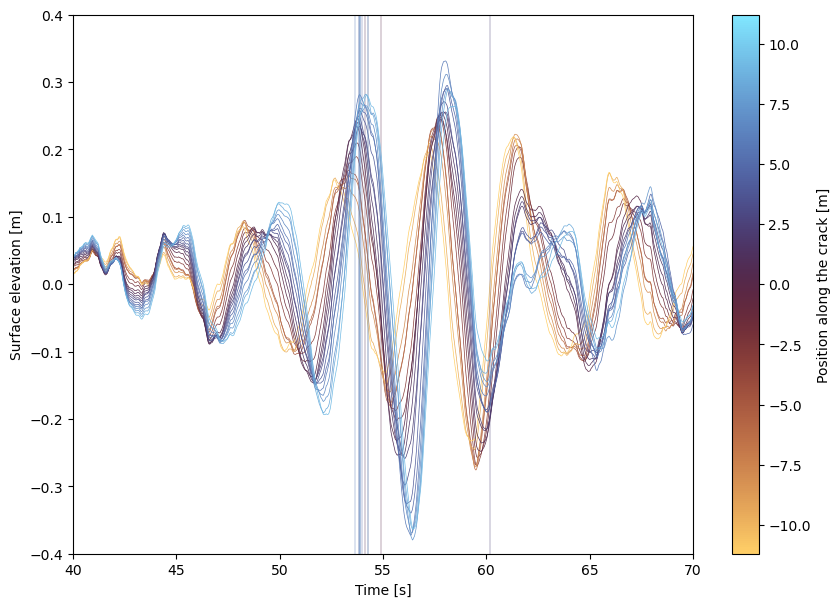
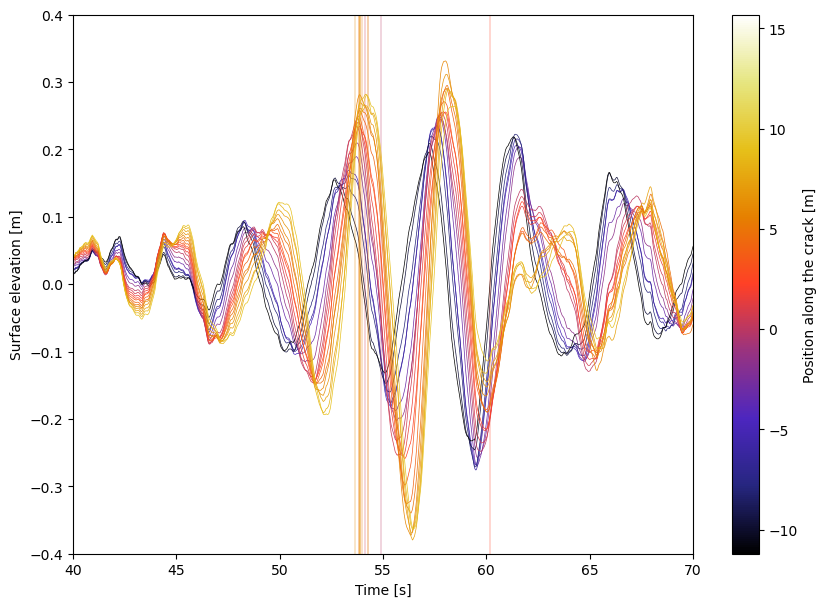
Code edit (unified diff) that turned the first committed figure into the second:
--- before
+++ after
@@ -16,8 +16,10 @@
 
 #cmap = cm.get_cmap('viridis')  # ou plt.get_cmap('viridis') selon version matplotlib
-cmap = cm.get_cmap('managua')
+#cmap = cm.get_cmap('managua')
+cmap = cm.get_cmap('CMRmap')
+
 
 #norm = mcolors.Normalize(vmin=0, vmax=n-1)
-norm = mcolors.Normalize(vmin=vmincolors, vmax=vmaxcolors)
+norm = mcolors.Normalize(vmin=vmincolors, vmax=vmaxcolors + (vmaxcolors-vmincolors)/5)
 
 for i in range(len(datafig['matrix_temp_evol_uz_ref_noncassee'])):
@@ -46,3 +48,3 @@
 fig.colorbar(sm, ax=ax, label='Position along the crack [m]')
 
-plt.savefig('C:/Users/Vasco Zanchi/Desktop/presentations/reunions_hebdo/figures_data_article/time_timeevol_along_crack.pdf', dpi=600)
+plt.savefig('C:/Users/Vasco Zanchi/Desktop/presentations/reunions_hebdo/figures_data_article/time_timeevol_along_crack_v2.pdf', dpi=600)

Commit: changements figures articles : v2